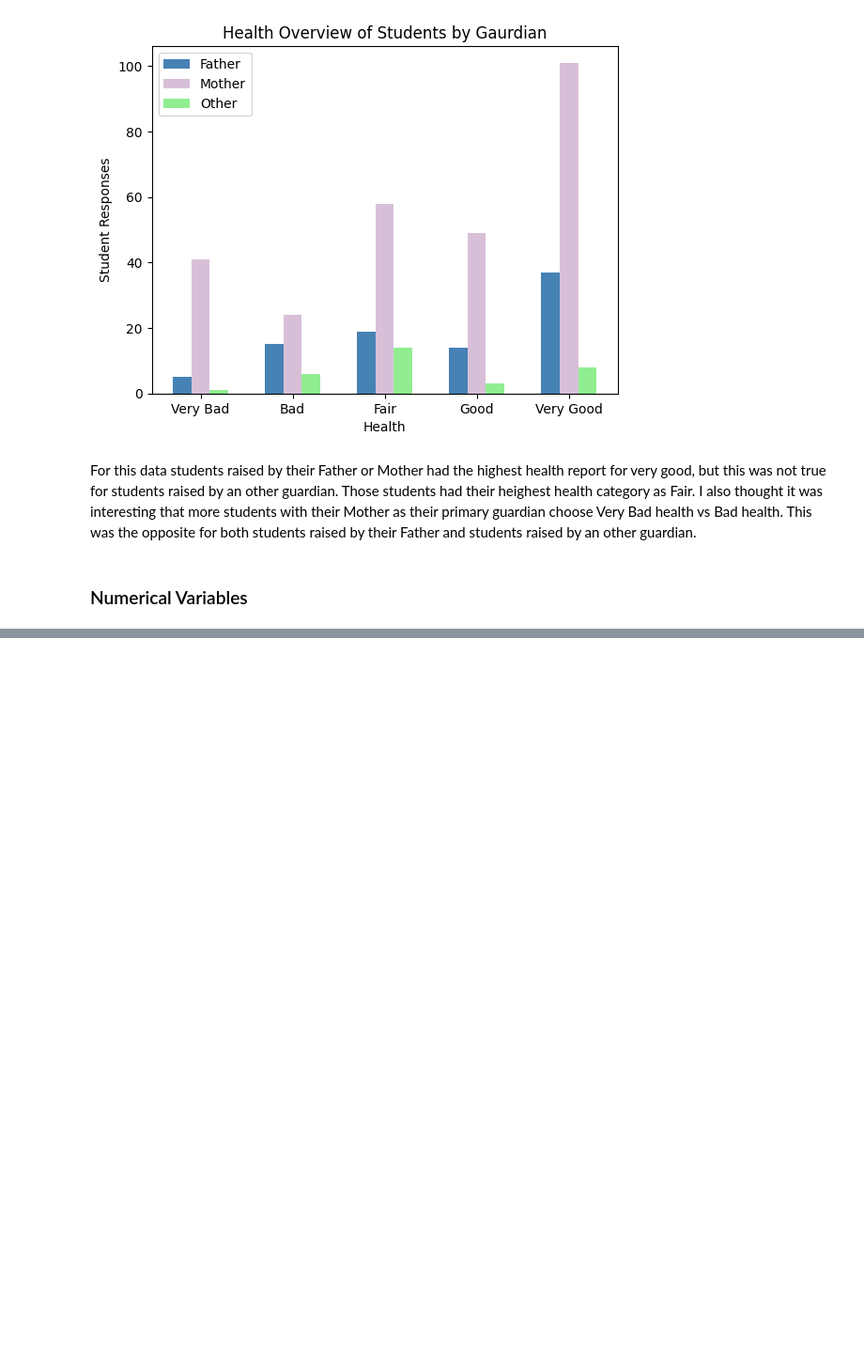
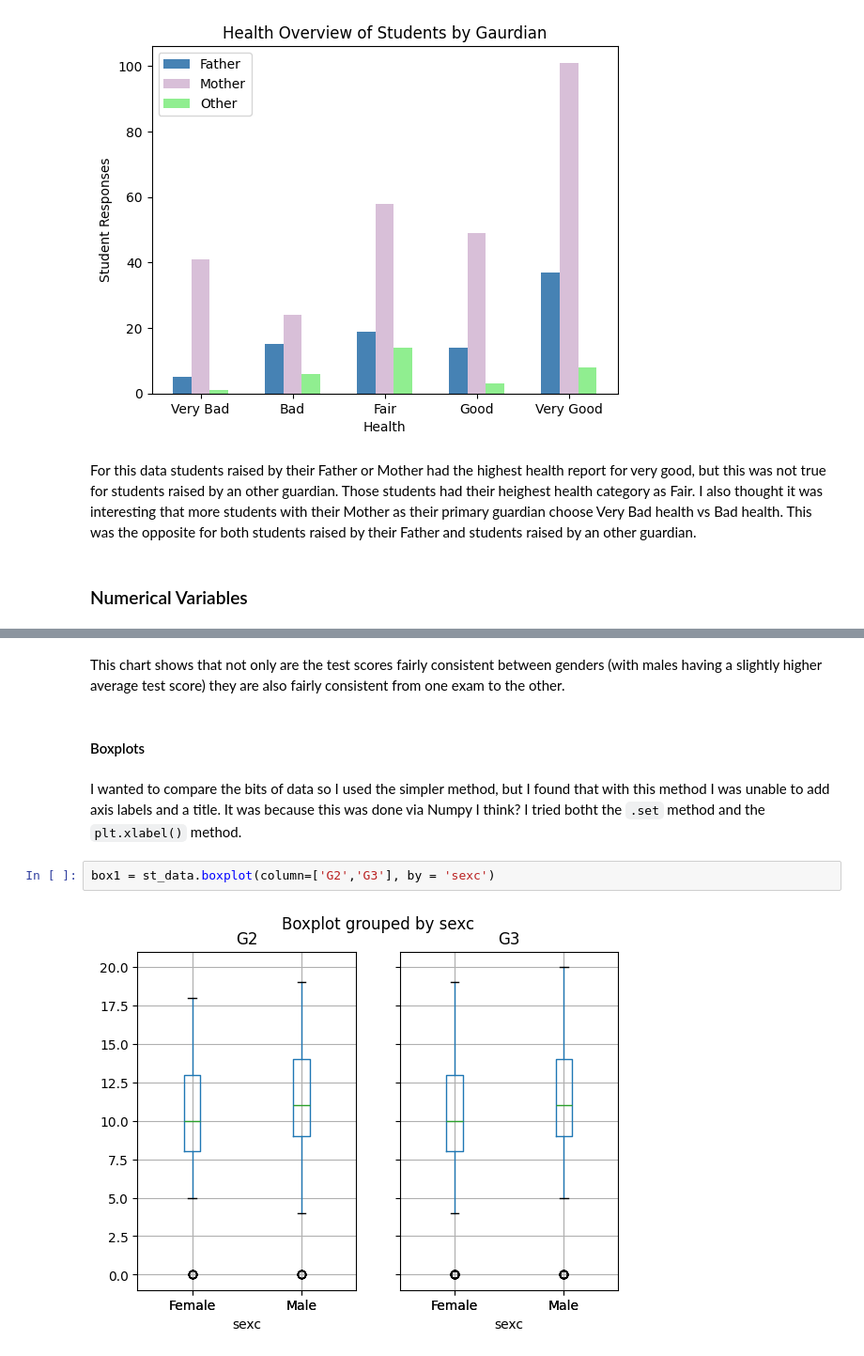
Before and after one commit to Feznix/Stats-554, a Jupyter notebook: Homework_4.ipynb, the cells around one changed output, grey strips where cells are left out. Shown at 94% size. Saved outputs shown, nothing was run; the diff lists cells and outputs as text; blank space fills up the shorter version.

```diff
--- a/Homework_4.ipynb
+++ b/Homework_4.ipynb
@@ -231,0 +283,10 @@ For this data students raised by their Father or Mother had the highest health r
+# %% [markdown]
+This chart shows that not only are the test scores fairly consistent between genders (with males having a slightly higher average test score) they are also fairly consistent from one exam to the other.
+# %% [markdown]
+#### Boxplots
+# %% [markdown]
+I wanted to compare the bits of data so I used the simpler method, but I found that with this method I was unable to add axis labels and a title. It was because this was done via Numpy I think? I tried botht the `.set` method and the `plt.xlabel()` method.
+# %%
+box1 = st_data.boxplot(column=['G2','G3'], by = 'sexc')
+# %% [output]
+[figure, added]
```
Also changed, not shown: parts of 16 cells of this notebook.
